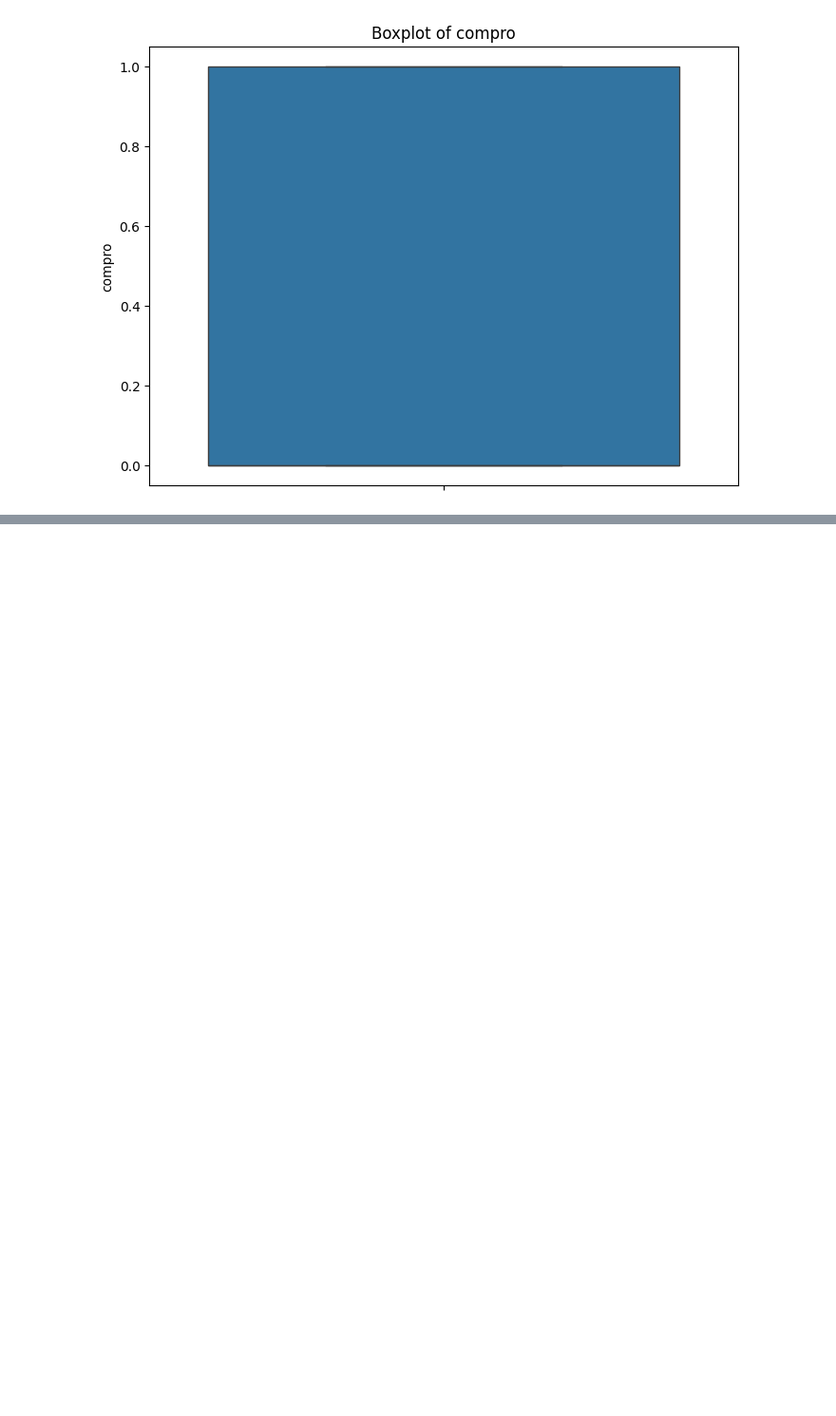
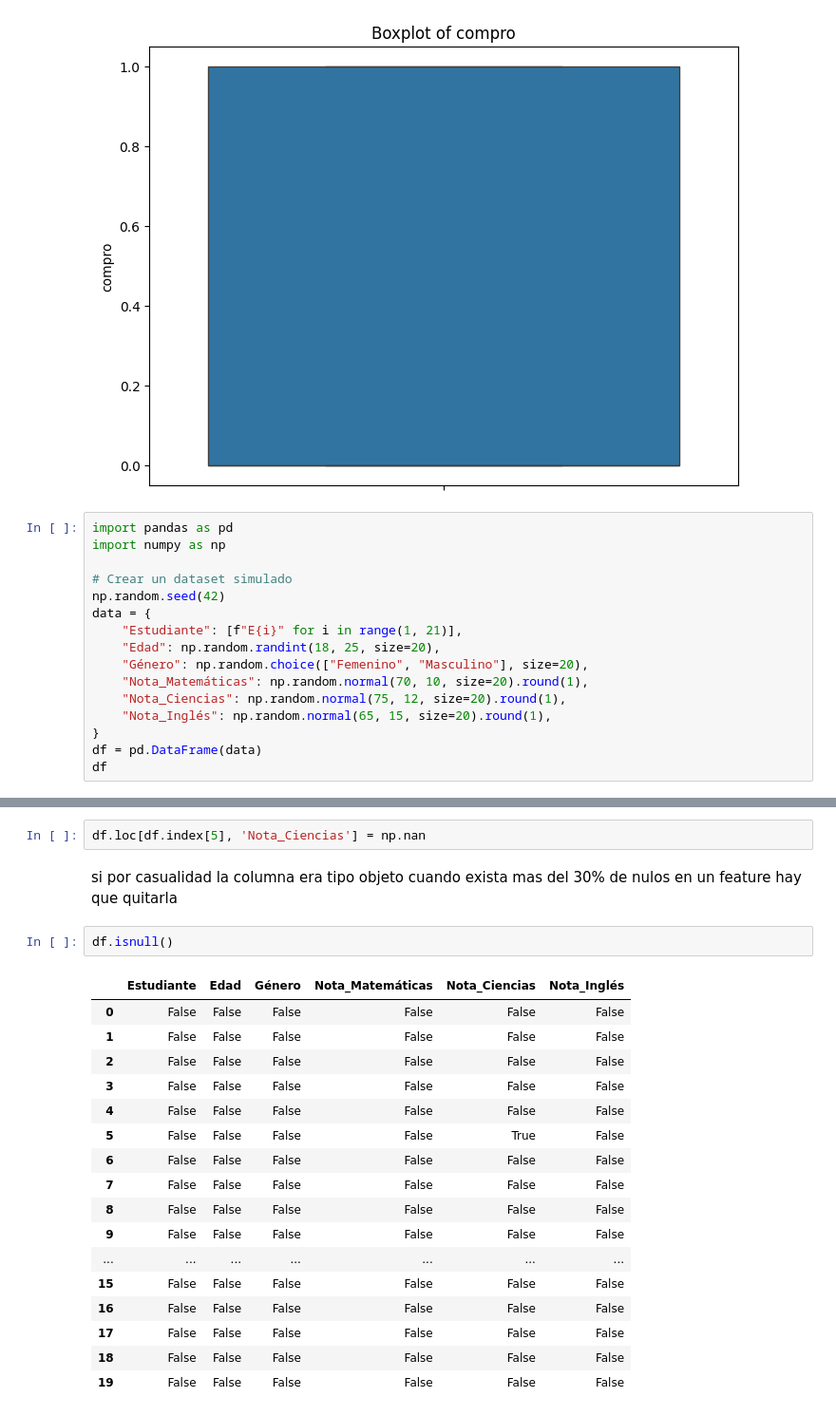
Before and after one commit to mbarragan744/clase-IA, a Jupyter notebook: EDA.ipynb, the cells around one changed output, grey strips where cells are left out. Shown at 95% size. Cells and saved outputs as stored; diff of their text form; blank space fills up the shorter version.

```diff
--- a/EDA.ipynb
+++ b/EDA.ipynb
@@ -660,3 +660,19 @@ for col in df.select_dtypes(include=['number']): # Select only numerical columns
 [figure]
 [figure]
 [figure]
+# %%
+import pandas as pd
+import numpy as np
+
+# Crear un dataset simulado
+np.random.seed(42)
+data = {
+    "Estudiante": [f"E{i}" for i in range(1, 21)],
+    "Edad": np.random.randint(18, 25, size=20),
+    "Género": np.random.choice(["Femenino", "Masculino"], size=20),
+    "Nota_Matemáticas": np.random.normal(70, 10, size=20).round(1),
+    "Nota_Ciencias": np.random.normal(75, 12, size=20).round(1),
+    "Nota_Inglés": np.random.normal(65, 15, size=20).round(1),
+}
+df = pd.DataFrame(data)
+df
@@ -662,0 +716,25 @@ for col in df.select_dtypes(include=['number']): # Select only numerical columns
+# %%
+df.loc[df.index[5], 'Nota_Ciencias'] = np.nan
+# %% [markdown]
+si por casualidad la columna era tipo objeto
+cuando exista mas del 30% de nulos en un feature hay que quitarla
+# %%
+df.isnull()
+# %% [output]
+|  | Estudiante | Edad | Género | Nota_Matemáticas | Nota_Ciencias | Nota_Inglés |
+| 0 | False | False | False | False | False | False |
+| 1 | False | False | False | False | False | False |
+| 2 | False | False | False | False | False | False |
+| 3 | False | False | False | False | False | False |
+| 4 | False | False | False | False | False | False |
+| 5 | False | False | False | False | True | False |
+| 6 | False | False | False | False | False | False |
+| 7 | False | False | False | False | False | False |
+| 8 | False | False | False | False | False | False |
+| 9 | False | False | False | False | False | False |
+| ... | ... | ... | ... | ... | ... | ... |
+| 15 | False | False | False | False | False | False |
+| 16 | False | False | False | False | False | False |
+| 17 | False | False | False | False | False | False |
+| 18 | False | False | False | False | False | False |
+| 19 | False | False | False | False | False | False |
```
Also changed, not shown: parts of 16 cells of this notebook.
